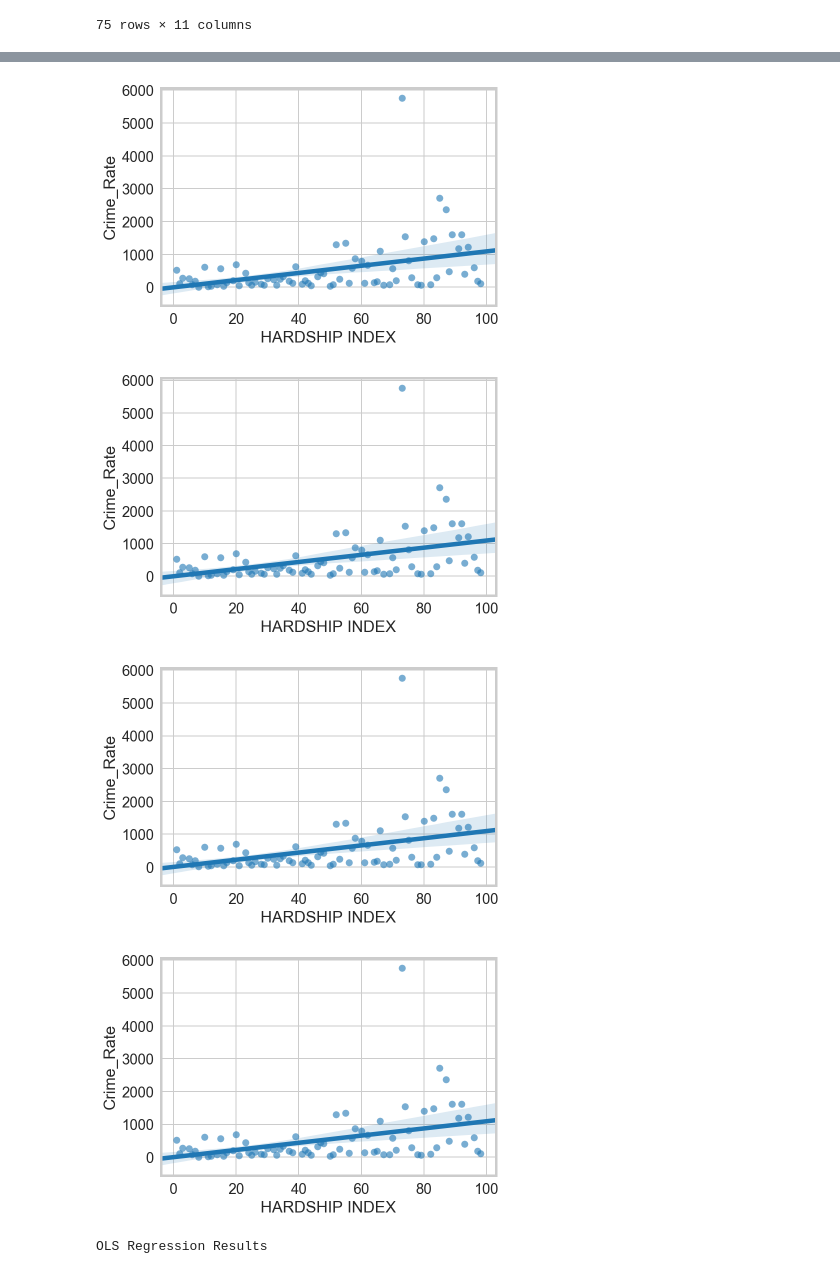
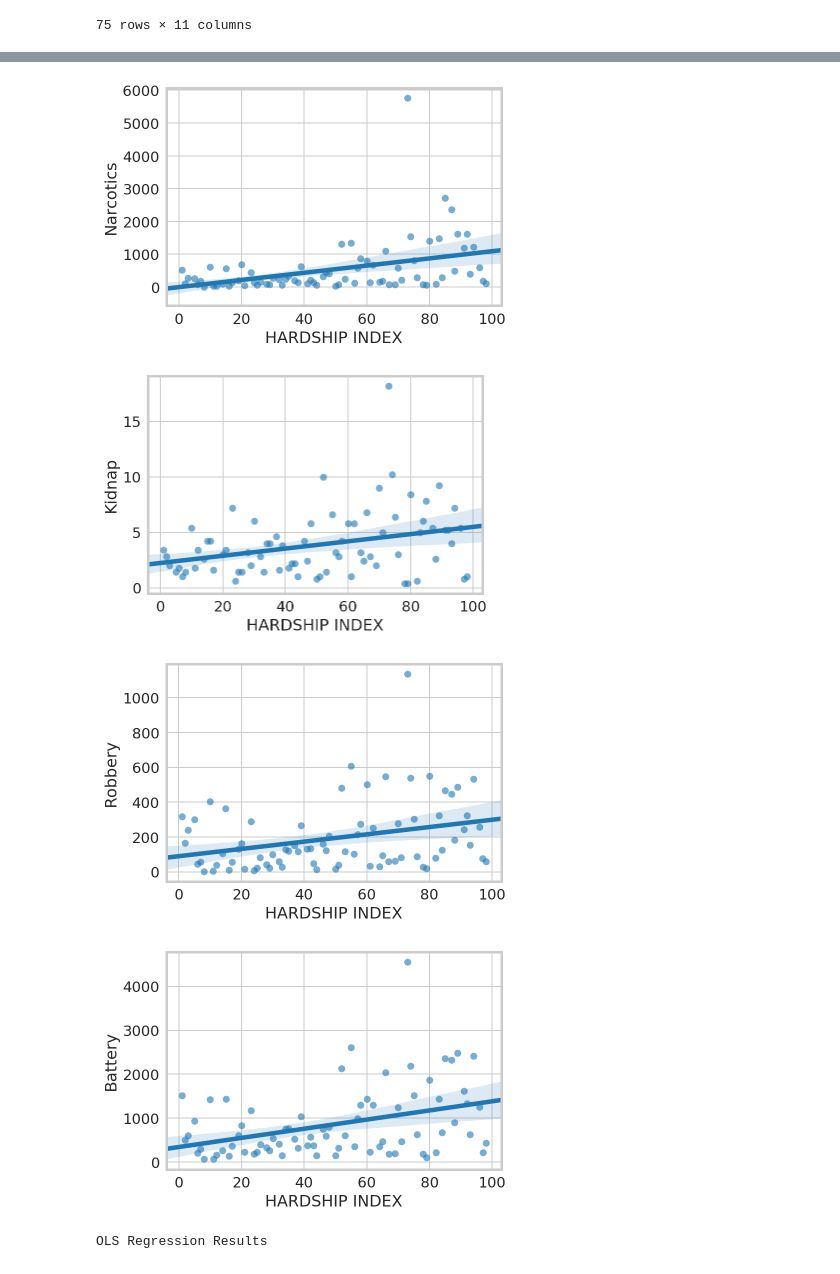
Before and after one commit to bac2qh/ippp_Final_Project, a Jupyter notebook: Crime_Type_Reg_xin.ipynb, the cells around one changed output, grey strips where cells are left out. Drawn from its saved outputs; the diff is of its cells as text; code cells hidden in the pictures.

Commit message:
hardship done

```diff
--- a/Crime_Type_Reg_xin.ipynb
+++ b/Crime_Type_Reg_xin.ipynb
@@ -127,42 +151,30 @@ theft_hardship_plot.figure.savefig("theft_hardship.png")
 # %%
 narcotics = mix_type.loc[(mix_type['Primary_Type'] == 'NARCOTICS')]
-
-narcotics_hardship = narcotics[['HARDSHIP INDEX','Crime_Rate']]
-
-narcotics_hardship_plot = sns.regplot(x = 'HARDSHIP INDEX', y = 'Crime_Rate', data = narcotics_hardship, scatter_kws = {"alpha" : 0.6});
-
-narcotics_hardship_plot.figure.savefig("narcotics_hardship.png")
+narcotics_hardship_plot = sns.regplot(x = 'HARDSHIP INDEX', y = 'No_Crimes', data = narcotics, scatter_kws = {"alpha" : 0.6});
+narcotics_hardship_plot.set_ylabel('Narcotics')
+narcotics_hardship_plot.figure.savefig("output/narcotics_hardship.png", bbox_inches='tight', pad_inches=0.2)
 # %% [output]
-[figure, old version]
+[figure, new version]
 # %%
 kidnap = mix_type.loc[(mix_type['Primary_Type'] == 'KIDNAPPING')]
-
-kidnap_hardship = narcotics[['HARDSHIP INDEX','Crime_Rate']]
-
-kidnap_hardship_plot = sns.regplot(x = 'HARDSHIP INDEX', y = 'Crime_Rate', data = kidnap_hardship, scatter_kws = {"alpha" : 0.6});
-
-kidnap_hardship_plot.figure.savefig("kidnap_hardship.png")
+kidnap_hardship_plot = sns.regplot(x = 'HARDSHIP INDEX', y = 'No_Crimes', data = kidnap, scatter_kws = {"alpha" : 0.6});
+kidnap_hardship_plot.set_ylabel('Kidnap')
+kidnap_hardship_plot.figure.savefig("output/kidnap_hardship.png", bbox_inches='tight', pad_inches=0.2)
 # %% [output]
-[figure, old version]
+[figure, new version]
 # %%
 robbery = mix_type.loc[(mix_type['Primary_Type'] == 'ROBBERY')]
-
-robbery_hardship = narcotics[['HARDSHIP INDEX','Crime_Rate']]
-
-robbery_hardship_plot = sns.regplot(x = 'HARDSHIP INDEX', y = 'Crime_Rate', data = robbery_hardship, scatter_kws = {"alpha" : 0.6});
-
-robbery_hardship_plot.figure.savefig("robbery_hardship.png")
+robbery_hardship_plot = sns.regplot(x = 'HARDSHIP INDEX', y = 'No_Crimes', data = robbery, scatter_kws = {"alpha" : 0.6});
+robbery_hardship_plot.set_ylabel('Robbery')
+robbery_hardship_plot.figure.savefig("output/robbery_hardship.png", bbox_inches='tight', pad_inches=0.2)
 # %% [output]
-[figure, old version]
+[figure, new version]
 # %%
 battery = mix_type.loc[(mix_type['Primary_Type'] == 'BATTERY')]
-
-battery_hardship = narcotics[['HARDSHIP INDEX','Crime_Rate']]
-
-battery_hardship_plot = sns.regplot(x = 'HARDSHIP INDEX', y = 'Crime_Rate', data = battery_hardship, scatter_kws = {"alpha" : 0.6});
-
-battery_hardship_plot.figure.savefig("battery_hardship.png")
+battery_hardship_plot = sns.regplot(x = 'HARDSHIP INDEX', y = 'No_Crimes', data = battery, scatter_kws = {"alpha" : 0.6});
+battery_hardship_plot.set_ylabel('Battery')
+battery_hardship_plot.figure.savefig("output/battery_hardship.png", bbox_inches='tight', pad_inches=0.2)
 # %% [output]
-[figure, old version]
+[figure, new version]
 # %%
 ols_homicide = smf.ols(formula = "Crime ~ Crowd + Poverty + Unemp + Edu + Age +Income",
```
Also changed, not shown: parts of 8 cells of this notebook.
